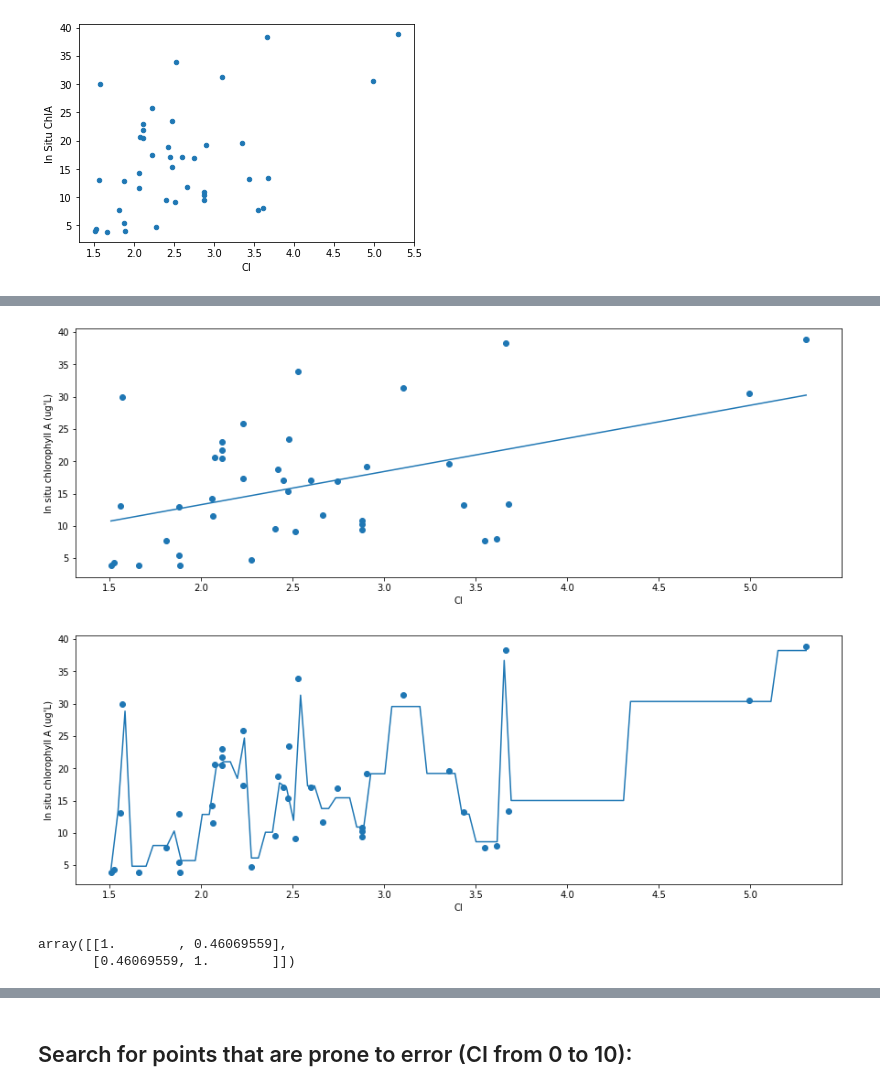
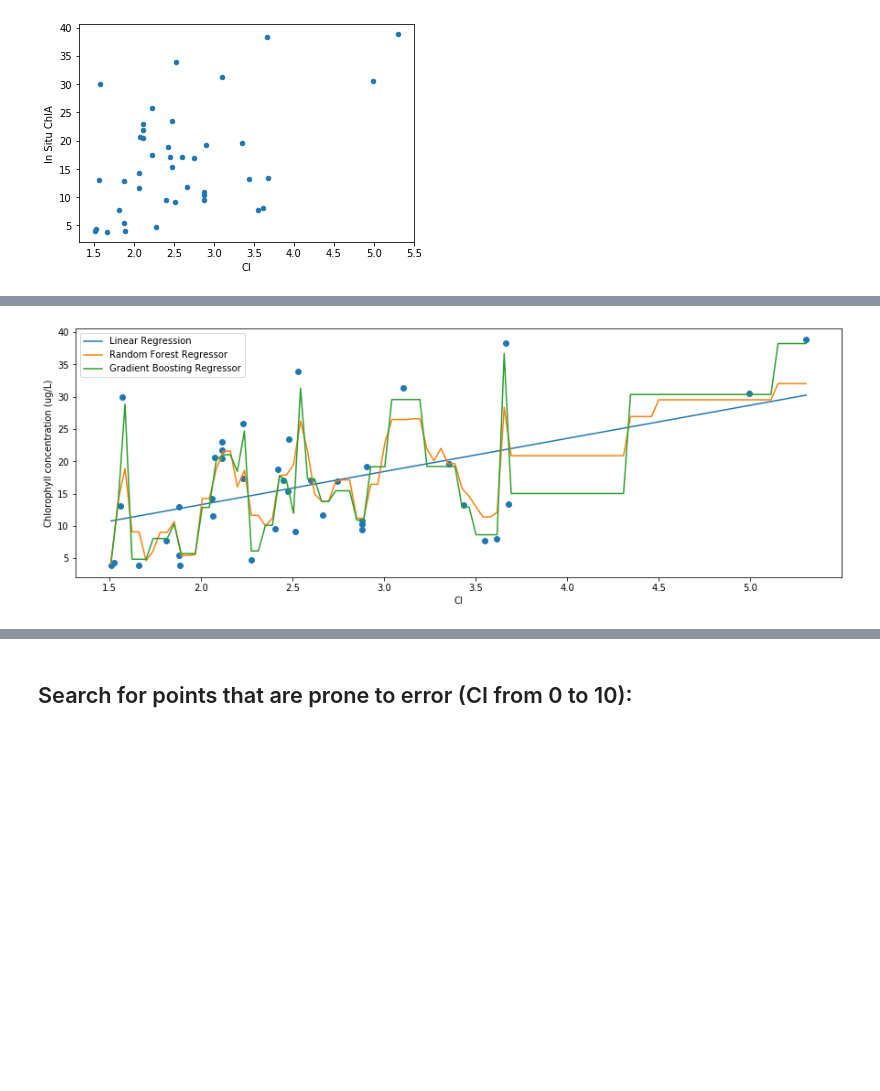
Before and after one commit to quachhungvietnam/HarmfulAlgalBloom, a Jupyter notebook: Capstone Code/Calibration curve 2.ipynb, the cells around one changed output, grey strips where cells are left out. Saved outputs shown, nothing was run; the diff lists cells and outputs as text; code cells hidden in the pictures; blank space fills up the shorter version.

```diff
--- a/Capstone Code/Calibration curve 2.ipynb
+++ b/Capstone Code/Calibration curve 2.ipynb
@@ -1036,35 +941,22 @@ pd.DataFrame(result_table)
 | 5 | Polynomial (degree=2) | 0.226968 | 6.654230 | 7.064536 |
 | 6 | Polynomial (degree=3) | 0.274977 | 6.127257 | 6.989188 |
 | 7 | Polynomial (degree=4) | 0.275045 | 6.136122 | 6.970319 |
-# %%
-plt.figure(figsize=(15,5))
-plt.scatter(X,y)
-lnreg = LinearRegression().fit(X,y)
-X_pred = np.linspace(min(X),max(X),100).reshape(-1,1)
-y_pred = lnreg.predict(X_pred)
-plt.plot(X_pred, y_pred)
-plt.xlabel("CI")
-plt.ylabel("In situ chlorophyll A (ug'L)")
-plt.show()
-
-plt.figure(figsize=(15,5))
-plt.scatter(X,y)
-RFR_reg = GradientBoostingRegressor().fit(X,y)
-X_pred = np.linspace(min(X),max(X),100).reshape(-1,1)
-y_pred = RFR_reg.predict(X_pred)
-plt.plot(X_pred, y_pred)
-plt.xlabel("CI")
-plt.ylabel("In situ chlorophyll A (ug'L)")
-plt.show()
-# %% [output]
-[figure, removed]
-[figure, removed]
-# %%
-y_pred = lnreg.predict(X)
-np.corrcoef(y_pred, y)
-# %% [output]
-array([[1.        , 0.46069559],
-       [0.46069559, 1.        ]])
+# %%
+plt.figure(figsize=(15,5))
+plt.scatter(X,y)
+plt.xlabel("CI")
+plt.ylabel("Chlorophyll concentration (ug/L)")
+name_list = ['Linear Regression', 'Random Forest Regressor', 'Gradient Boosting Regressor']
+reg_list = [LinearRegression(), RandomForestRegressor(),GradientBoostingRegressor()]
+for name_reg, reg in zip(name_list, reg_list):
+    reg = reg.fit(X,y)
+    X_pred = np.linspace(min(X),max(X),100).reshape(-1,1)
+    y_pred = reg.predict(X_pred)
+    plt.plot(X_pred, y_pred, label=name_reg)
+plt.legend()
+plt.show()
+# %% [output]
+[figure, added]
 # %%
 data = merged_data_2[["In Situ ChlA", "CI"]].replace([np.inf, -np.inf], np.nan).dropna()
 X = np.array(data['CI']).reshape(-1, 1)
```
Also changed, not shown: parts of 11 cells of this notebook, 4 other files.
